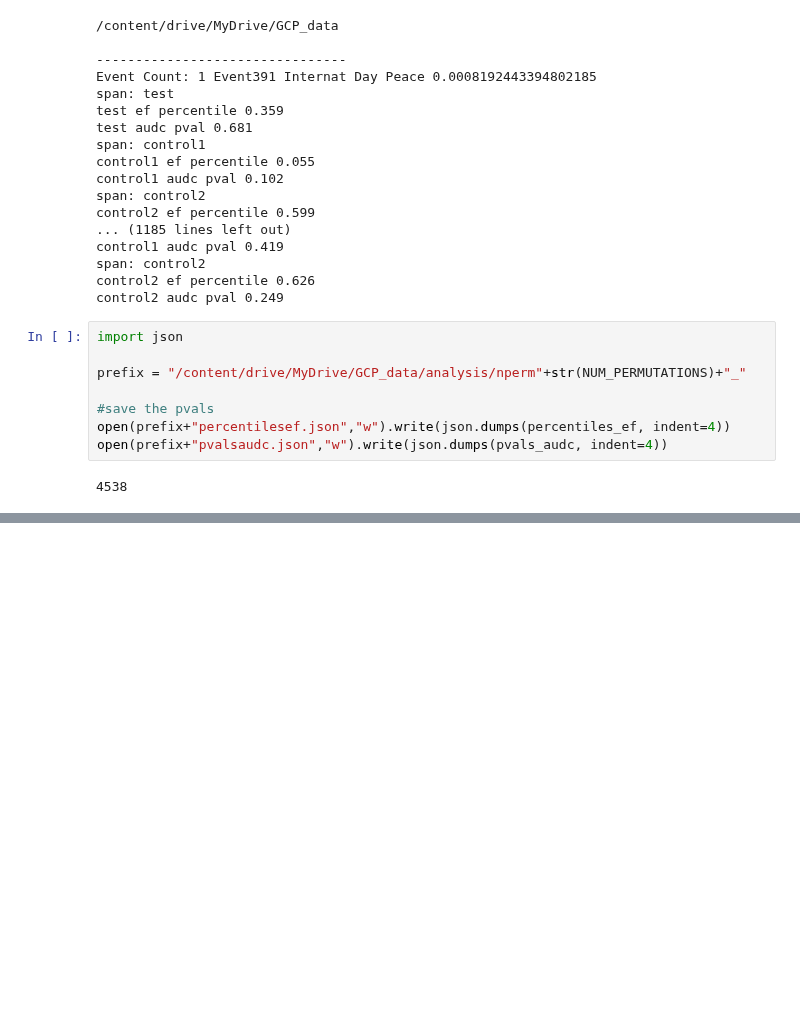
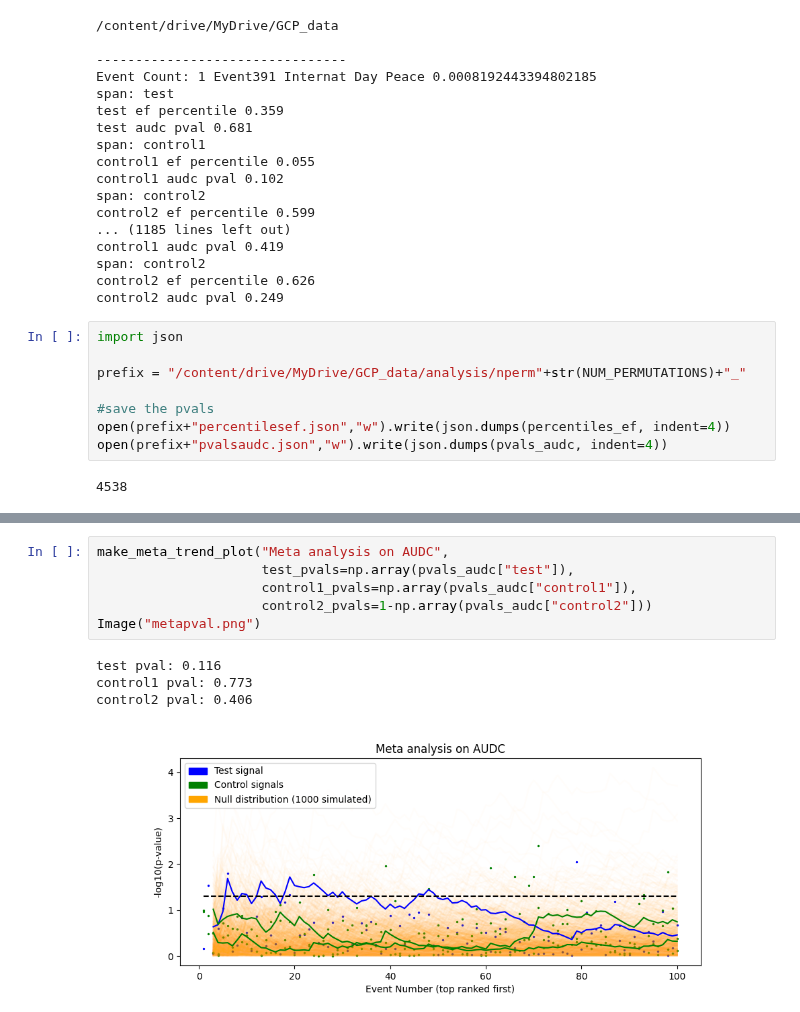
Before and after one commit to AvantiShri/gcp_analysis, a Jupyter notebook: BulkAnalyze_powerspectrum.ipynb, the cells around one changed output, grey strips where cells are left out. Saved outputs shown, nothing was run; the diff lists cells and outputs as text; blank space fills up the shorter version.

```diff
--- a/BulkAnalyze_powerspectrum.ipynb
+++ b/BulkAnalyze_powerspectrum.ipynb
@@ -231,0 +264,11 @@ make_meta_trend_plot("Meta analysis on AUDC",
+# %%
+make_meta_trend_plot("Meta analysis on AUDC",
+                     test_pvals=np.array(pvals_audc["test"]),
+                     control1_pvals=np.array(pvals_audc["control1"]),
+                     control2_pvals=1-np.array(pvals_audc["control2"]))
+Image("metapval.png")
+# %% [output]
+test pval: 0.116
+control1 pval: 0.773
+control2 pval: 0.406
+[figure, added]
```
Also changed, not shown: parts of 1 cell of this notebook.
